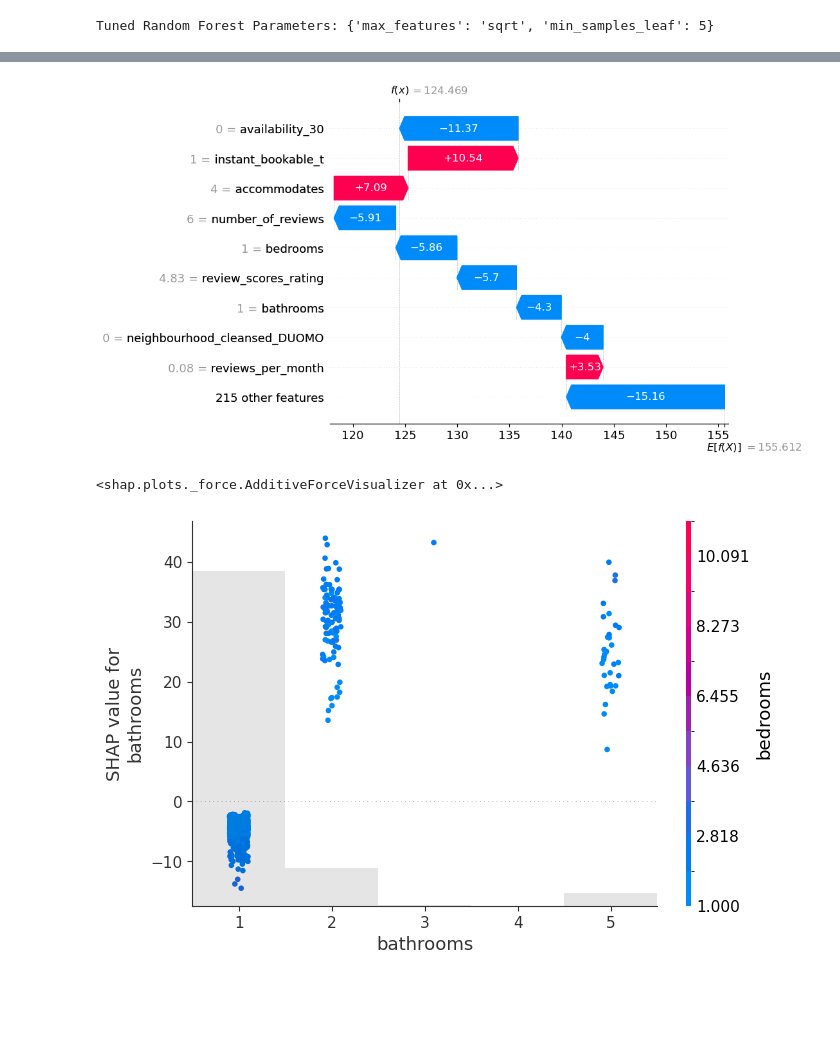
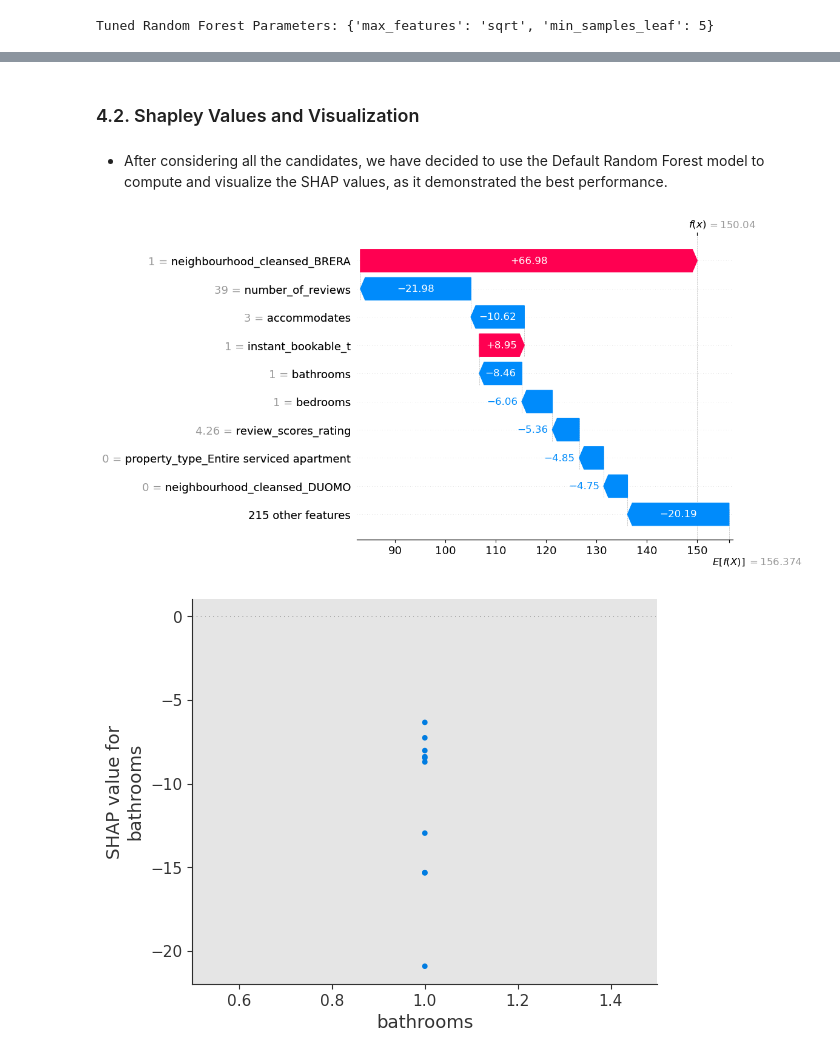
Before and after one commit to navaei-amir/DA3-phdma, a Jupyter notebook: HW2/HW2.ipynb, the cells around one changed output, grey strips where cells are left out. Saved outputs shown, nothing was run; the diff lists cells and outputs as text; code cells hidden in the pictures; blank space fills up the shorter version.

```diff
--- a/HW2/HW2.ipynb
+++ b/HW2/HW2.ipynb
@@ -319,3 +318,7 @@ data['price'] = pd.to_numeric(data['price'])
+# %%
+data = pd.get_dummies(data, columns= ['host_has_profile_pic', 'host_identity_verified',
+                                      'neighbourhood_cleansed', 'room_type', 'has_availability',
+                                      'instant_bookable', 'property_type'] ,drop_first=True)
 # %%
 data.shape
 # %% [output]
@@ -323,3 +325,0 @@ data.shape
-# %%
-# Convering the categorical variables to dummy variables
-data = pd.get_dummies(data, columns= ['host_has_profile_pic', 'host_identity_verified', 'neighbourhood_cleansed', 'room_type', 'has_availability','instant_bookable', 'property_type'] ,drop_first=True)
@@ -1167,25 +1204,24 @@ results
+# %% [markdown]
+### 4.2. Shapley Values and Visualization
 # %%
 import shap
+# %% [markdown]
+* After considering all the candidates, we have decided to use the Default Random Forest model to compute and visualize the SHAP values, as it demonstrated the best performance.
 # %%
 # Create a SHAP explainer object for your Random Forest model
-explainer = shap.Explainer(rf_model_best)
+explainer = shap.Explainer(rf_model)
 
 # Compute SHAP values for your data
-shap_values = explainer(X_train[:1000])
+shap_values = explainer(X_train[:10])
 # %%
-shap.plots.waterfall(shap_values[2])
+shap.plots.waterfall(shap_values[1])
 # %% [output]
-[figure, old version]
+[figure, new version]
-# %%
-# visualize the first prediction's explanation with a force plot
-shap.plots.force(shap_values[0])
-# %% [output]
-<shap.plots._force.AdditiveForceVisualizer at 0x...>
 # %%
 # create a dependence scatter plot to show the effect of a single feature across the whole dataset
 shap.plots.scatter(shap_values[:, "bathrooms"], color=shap_values)
 # %% [output]
-[figure, old version]
+[figure, new version]
 # %%
 # create a dependence scatter plot to show the effect of a single feature across the whole dataset
 shap.plots.scatter(shap_values[:, "bedrooms"], color=shap_values)
```
Also changed, not shown: parts of 124 cells of this notebook.
